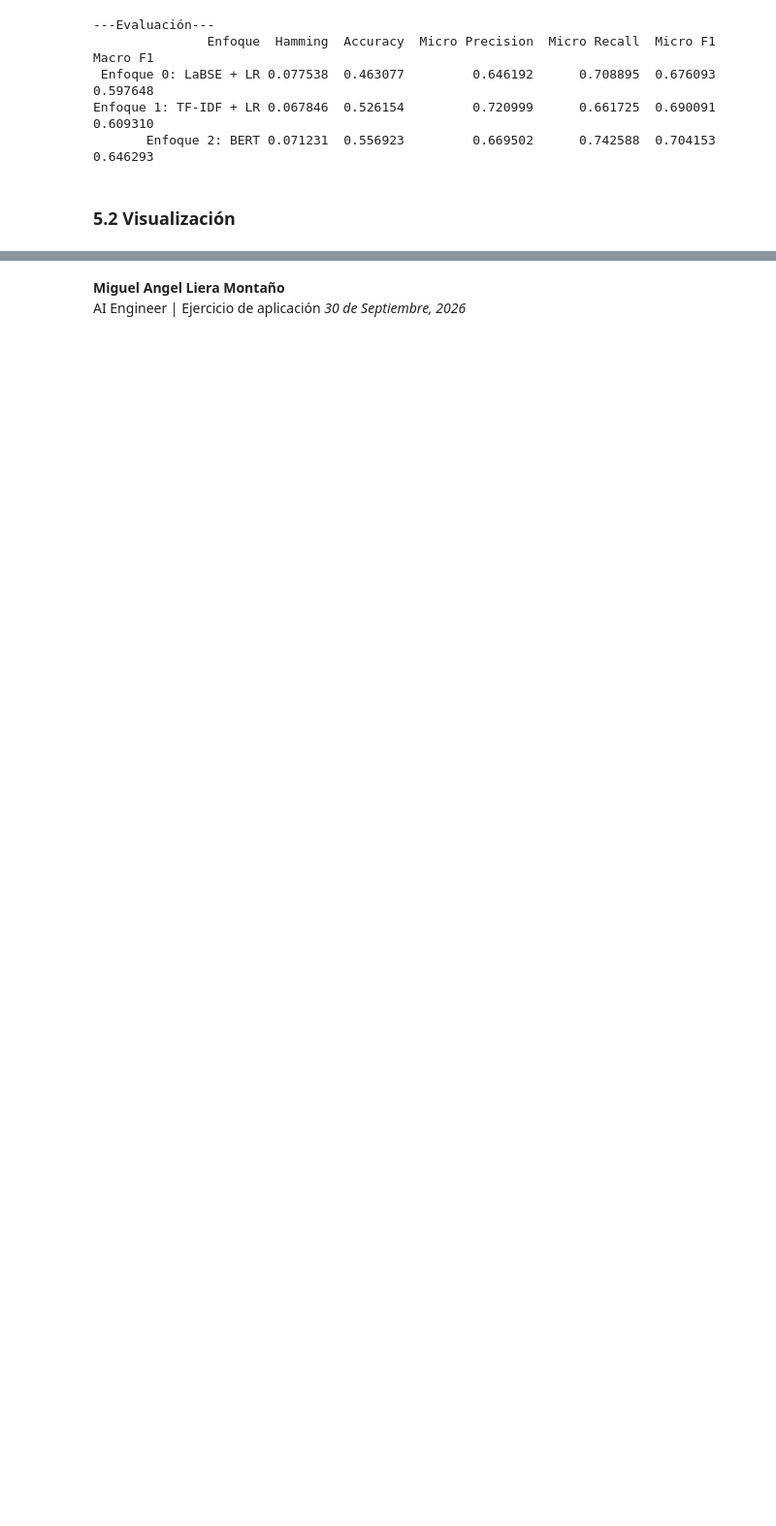
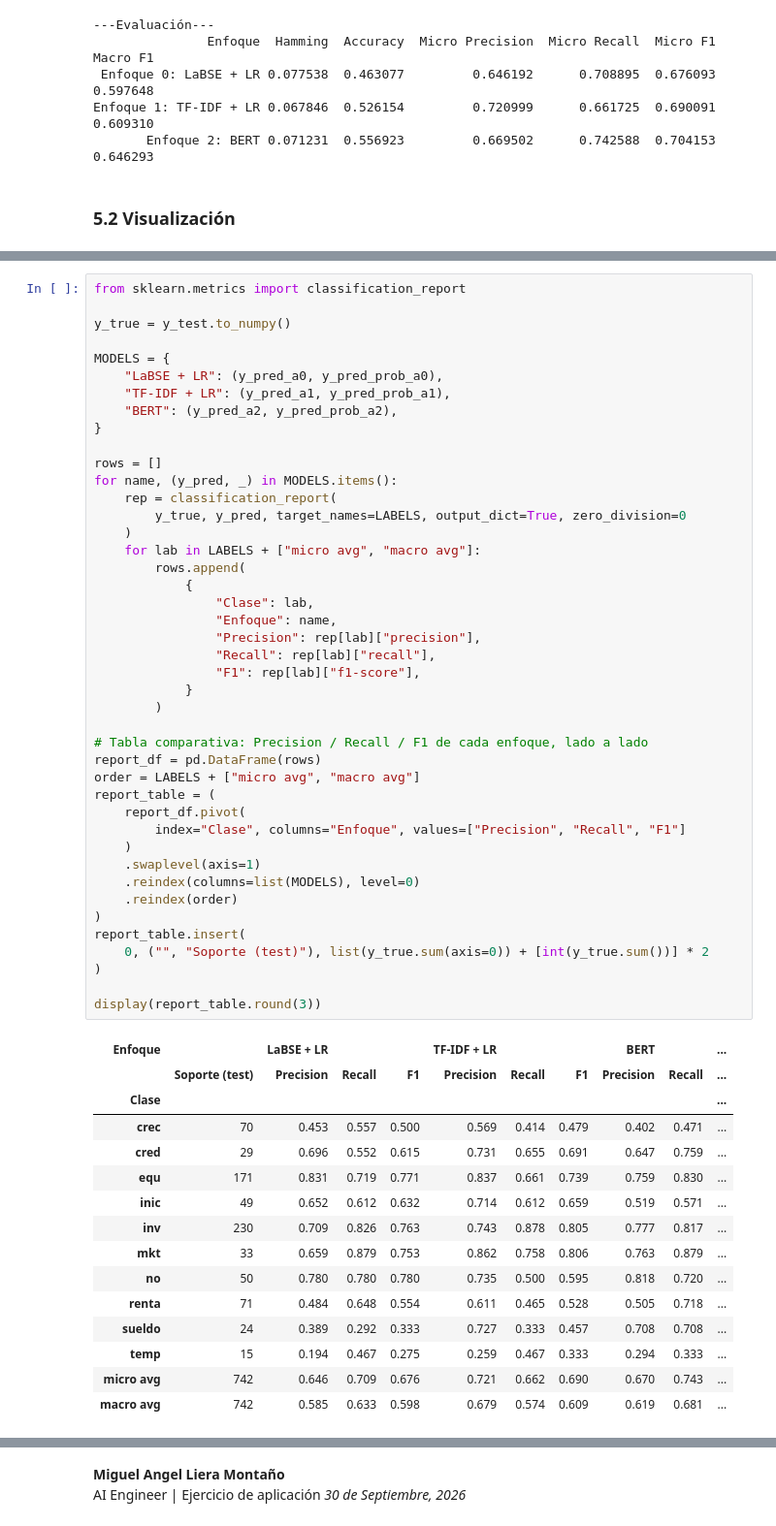
Before and after one commit to MiguelAngelLiera/NLP_for_credit_applications, a Jupyter notebook: credit_Intent.ipynb, the cells around one changed output, grey strips where cells are left out. Shown at 97% size. Drawn from its saved outputs; the diff is of its cells as text; blank space fills up the shorter version.

```diff
--- a/credit_Intent.ipynb
+++ b/credit_Intent.ipynb
@@ -843,0 +949,59 @@ En conclusión. Si el objetivo es cubrir las intenciones minoritarias (Macro F1)
+# %%
+from sklearn.metrics import classification_report
+
+y_true = y_test.to_numpy()
+
+MODELS = {
+    "LaBSE + LR": (y_pred_a0, y_pred_prob_a0),
+    "TF-IDF + LR": (y_pred_a1, y_pred_prob_a1),
+    "BERT": (y_pred_a2, y_pred_prob_a2),
+}
+
+rows = []
+for name, (y_pred, _) in MODELS.items():
+    rep = classification_report(
+        y_true, y_pred, target_names=LABELS, output_dict=True, zero_division=0
+    )
+    for lab in LABELS + ["micro avg", "macro avg"]:
+        rows.append(
+            {
+                "Clase": lab,
+                "Enfoque": name,
+                "Precision": rep[lab]["precision"],
+                "Recall": rep[lab]["recall"],
+                "F1": rep[lab]["f1-score"],
+            }
+        )
+
+# Tabla comparativa: Precision / Recall / F1 de cada enfoque, lado a lado
+report_df = pd.DataFrame(rows)
+order = LABELS + ["micro avg", "macro avg"]
+report_table = (
+    report_df.pivot(
+        index="Clase", columns="Enfoque", values=["Precision", "Recall", "F1"]
+    )
+    .swaplevel(axis=1)
+    .reindex(columns=list(MODELS), level=0)
+    .reindex(order)
+)
+report_table.insert(
+    0, ("", "Soporte (test)"), list(y_true.sum(axis=0)) + [int(y_true.sum())] * 2
+)
+
+display(report_table.round(3))
+# %% [output]
+| Enfoque |  | LaBSE + LR |  |  | TF-IDF + LR |  |  | BERT |  | ... |
+|  | Soporte (test) | Precision | Recall | F1 | Precision | Recall | F1 | Precision | Recall | ... |
+| Clase |  |  |  |  |  |  |  |  |  | ... |
+| crec | 70 | 0.453 | 0.557 | 0.500 | 0.569 | 0.414 | 0.479 | 0.402 | 0.471 | ... |
+| cred | 29 | 0.696 | 0.552 | 0.615 | 0.731 | 0.655 | 0.691 | 0.647 | 0.759 | ... |
+| equ | 171 | 0.831 | 0.719 | 0.771 | 0.837 | 0.661 | 0.739 | 0.759 | 0.830 | ... |
+| inic | 49 | 0.652 | 0.612 | 0.632 | 0.714 | 0.612 | 0.659 | 0.519 | 0.571 | ... |
+| inv | 230 | 0.709 | 0.826 | 0.763 | 0.743 | 0.878 | 0.805 | 0.777 | 0.817 | ... |
+| mkt | 33 | 0.659 | 0.879 | 0.753 | 0.862 | 0.758 | 0.806 | 0.763 | 0.879 | ... |
+| no | 50 | 0.780 | 0.780 | 0.780 | 0.735 | 0.500 | 0.595 | 0.818 | 0.720 | ... |
+| renta | 71 | 0.484 | 0.648 | 0.554 | 0.611 | 0.465 | 0.528 | 0.505 | 0.718 | ... |
+| sueldo | 24 | 0.389 | 0.292 | 0.333 | 0.727 | 0.333 | 0.457 | 0.708 | 0.708 | ... |
+| temp | 15 | 0.194 | 0.467 | 0.275 | 0.259 | 0.467 | 0.333 | 0.294 | 0.333 | ... |
+| micro avg | 742 | 0.646 | 0.709 | 0.676 | 0.721 | 0.662 | 0.690 | 0.670 | 0.743 | ... |
+| macro avg | 742 | 0.585 | 0.633 | 0.598 | 0.679 | 0.574 | 0.609 | 0.619 | 0.681 | ... |
```
Also changed, not shown: parts of 32 cells of this notebook, 2 other files.
